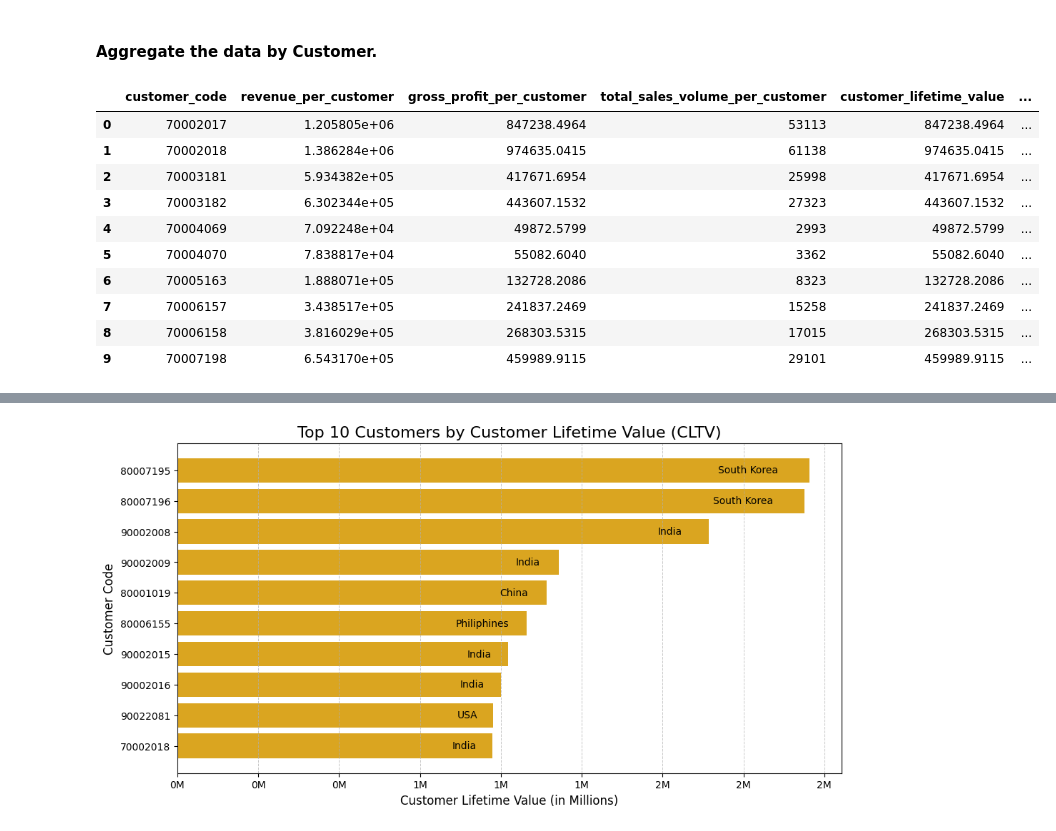
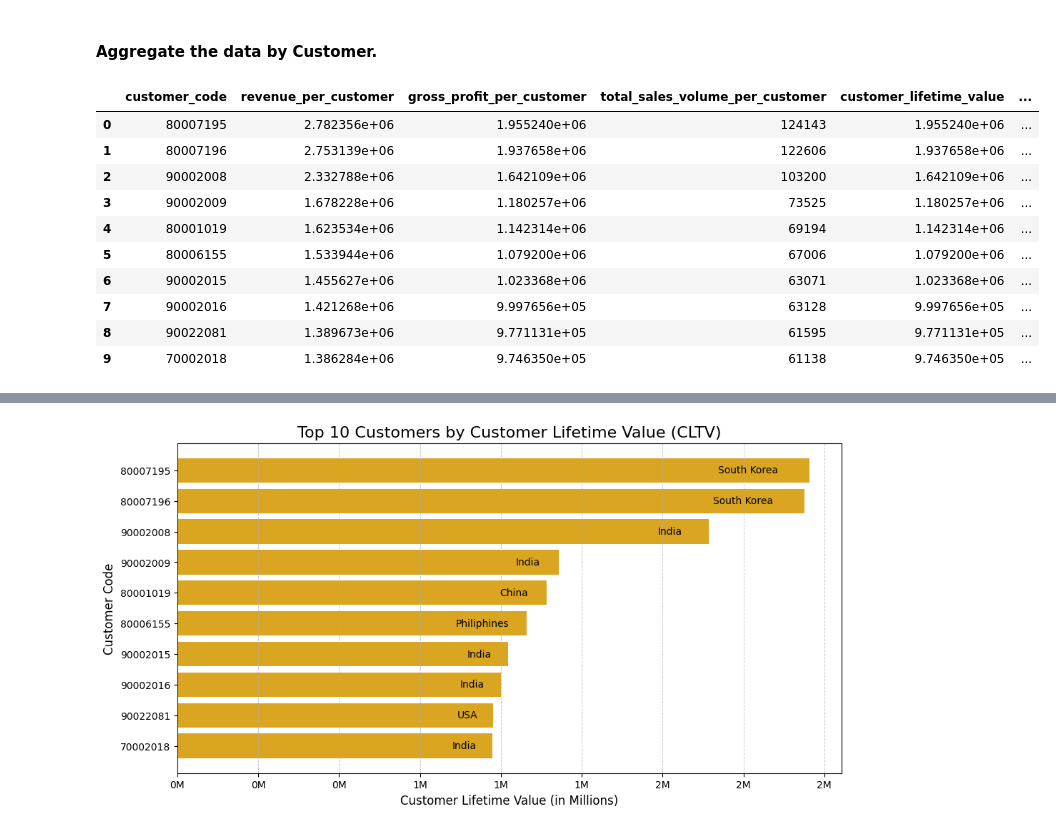
Before and after one commit to CesarChaparro1974/Financial_Analysis_Project, a Jupyter notebook: final_project.ipynb, the cells around one changed output, grey strips where cells are left out. Cells and saved outputs as stored; diff of their text form; code cells hidden in the pictures.

```diff
--- a/final_project.ipynb
+++ b/final_project.ipynb
@@ -77,3 +78,3 @@ import seaborn as sns
 # %%
-con = sqlite3.connect('/Users/cesarchaparro/Desktop/TripleTen/Sprint_12/Final_Project/atliq_db.sqlite3')
+con = sqlite3.connect('/Users/cesarchaparro/Desktop/TripleTen/Sprint_12/Final_Project/Final_project/atliq_db.sqlite3')
 # %%
@@ -841,0 +884,12 @@ print(total_frequency)
+# %%
+# SQL query to exclude rows with sold_quantity = 0 on '2017-09-01'
+query = """
+SELECT *
+FROM fact_sales_monthly
+WHERE NOT (sold_quantity = 0 AND date = '2017-09-01');
+"""
+
+# Create the new cleaned DataFrame
+fact_sales_monthly_clean = pd.read_sql_query(query, con)
+fact_sales_monthly_clean.to_sql('fact_sales_monthly_clean', con, if_exists='replace', index=False)
+fact_sales_monthly_clean.info()
@@ -1704,7 +1795,7 @@ WITH gross_profit_calculation AS (
         (fsm.sold_quantity * (fgp.gross_price - fmc.manufacturing_cost)) AS gross_profit,
         (fsm.sold_quantity * fgp.gross_price) AS revenue
     FROM
-        fact_sales_monthly fsm
+        fact_sales_monthly_clean fsm
     INNER JOIN
         fact_gross_price fgp ON fsm.product_code = fgp.product_code AND fsm.fiscal_year = fgp.fiscal_year
     INNER JOIN
@@ -1728,7 +1819,7 @@ frequency_purchase_customer AS (
         fsm.customer_code,
         COUNT(DISTINCT fsm.date) AS purchase_frequency
     FROM
-        fact_sales_monthly fsm
+        fact_sales_monthly_clean fsm
     GROUP BY
         fsm.customer_code
 ),
@@ -1755,11 +1846,11 @@ churn_customer_segment AS (
     SELECT
         fsm.customer_code,
         CASE
-            WHEN MAX(fsm.fiscal_year) < (SELECT MAX(fiscal_year) FROM fact_sales_monthly) THEN 1
+            WHEN MAX(fsm.fiscal_year) < (SELECT MAX(fiscal_year) FROM fact_sales_monthly_clean) THEN 1
             ELSE 0
         END AS churn_status
     FROM
-        fact_sales_monthly fsm
+        fact_sales_monthly_clean fsm
     GROUP BY
         fsm.customer_code
 )
@@ -1767,41 +1858,42 @@ SELECT
     gp.customer_code,
     SUM(gp.revenue) AS revenue_per_customer,
     SUM(gp.gross_profit) AS gross_profit_per_customer,
     SUM(gp.sold_quantity) AS total_sales_volume_per_customer,
     cltv.customer_lifetime_value,
     dc.total_discount AS discounts_customer,
     fp.purchase_frequency AS frequency_purchase_customer,
     churn.churn_status AS churn_customer_segment,
     ms.market_contribution
 FROM
     gross_profit_calculation gp
 LEFT JOIN
     discounts_customer dc ON gp.customer_code = dc.customer_code
 LEFT JOIN
     frequency_purchase_customer fp ON gp.customer_code = fp.customer_code
 LEFT JOIN
     cltv_customer cltv ON gp.customer_code = cltv.customer_code
 LEFT JOIN
     churn_customer_segment churn ON gp.customer_code = churn.customer_code
 LEFT JOIN
     market_segment_contribution ms ON gp.customer_code = ms.customer_code
 GROUP BY
     gp.customer_code, cltv.customer_lifetime_value, dc.total_discount, fp.purchase_frequency, churn.churn_status, ms.market_contribution
 ORDER BY
-    gp.customer_code;
+    ms.market_contribution DESC;  -- Sort by market contribution in descending order
 """
+
 aggregated_customer = pd.read_sql_query(query_customer, con)
 aggregated_customer.to_sql('aggregated_customer', con, if_exists='replace', index=False)
 aggregated_customer.head(10)
 # %% [output]
 |  | customer_code | revenue_per_customer | gross_profit_per_customer | total_sales_volume_per_customer | customer_lifetime_value | ... |
-| 0 | 70002017 | 1.205805e+06 | 847238.4964 | 53113 | 847238.4964 | ... |
-| 1 | 70002018 | 1.386284e+06 | 974635.0415 | 61138 | 974635.0415 | ... |
-| 2 | 70003181 | 5.934382e+05 | 417671.6954 | 25998 | 417671.6954 | ... |
-| 3 | 70003182 | 6.302344e+05 | 443607.1532 | 27323 | 443607.1532 | ... |
-| 4 | 70004069 | 7.092248e+04 | 49872.5799 | 2993 | 49872.5799 | ... |
-| 5 | 70004070 | 7.838817e+04 | 55082.6040 | 3362 | 55082.6040 | ... |
-| 6 | 70005163 | 1.888071e+05 | 132728.2086 | 8323 | 132728.2086 | ... |
-| 7 | 70006157 | 3.438517e+05 | 241837.2469 | 15258 | 241837.2469 | ... |
-| 8 | 70006158 | 3.816029e+05 | 268303.5315 | 17015 | 268303.5315 | ... |
-| 9 | 70007198 | 6.543170e+05 | 459989.9115 | 29101 | 459989.9115 | ... |
+| 0 | 80007195 | 2.782356e+06 | 1.955240e+06 | 124143 | 1.955240e+06 | ... |
+| 1 | 80007196 | 2.753139e+06 | 1.937658e+06 | 122606 | 1.937658e+06 | ... |
+| 2 | 90002008 | 2.332788e+06 | 1.642109e+06 | 103200 | 1.642109e+06 | ... |
+| 3 | 90002009 | 1.678228e+06 | 1.180257e+06 | 73525 | 1.180257e+06 | ... |
+| 4 | 80001019 | 1.623534e+06 | 1.142314e+06 | 69194 | 1.142314e+06 | ... |
+| 5 | 80006155 | 1.533944e+06 | 1.079200e+06 | 67006 | 1.079200e+06 | ... |
+| 6 | 90002015 | 1.455627e+06 | 1.023368e+06 | 63071 | 1.023368e+06 | ... |
+| 7 | 90002016 | 1.421268e+06 | 9.997656e+05 | 63128 | 9.997656e+05 | ... |
+| 8 | 90022081 | 1.389673e+06 | 9.771131e+05 | 61595 | 9.771131e+05 | ... |
+| 9 | 70002018 | 1.386284e+06 | 9.746350e+05 | 61138 | 9.746350e+05 | ... |
```
Also changed, not shown: parts of 44 cells of this notebook, 1 other file.
